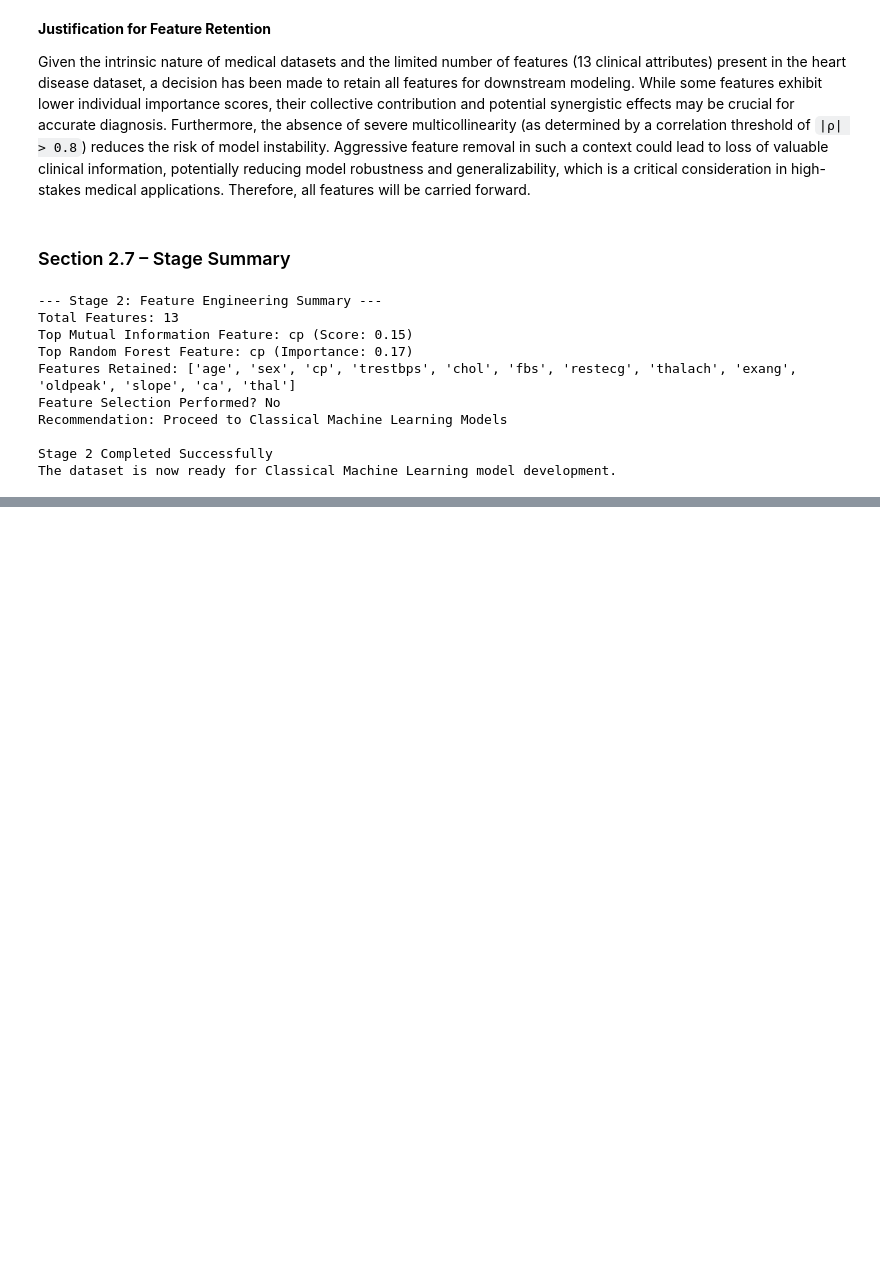
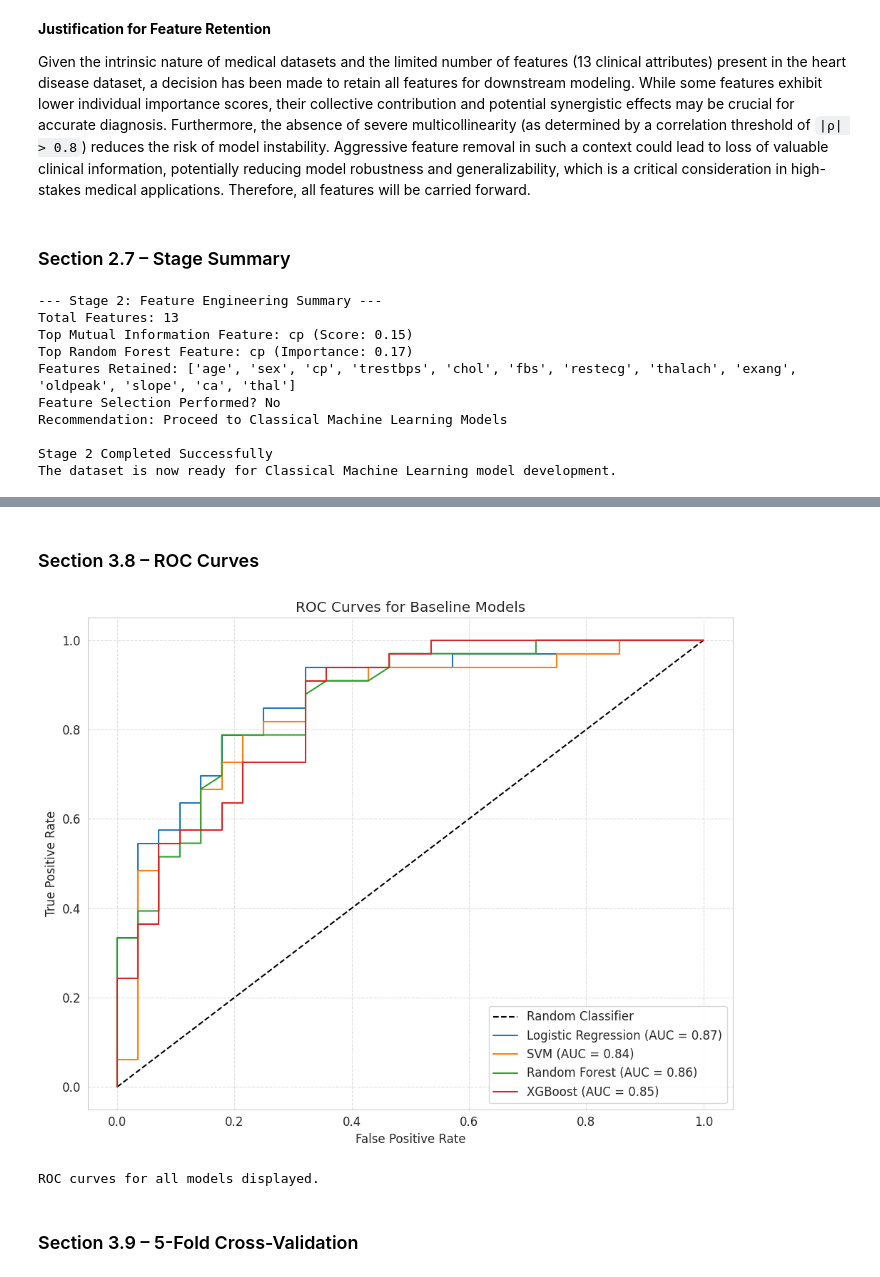
Before and after one commit to KandhimallaYashwanth/MajorProject, a Jupyter notebook: Copy_of_Major.ipynb, the cells around one changed output, grey strips where cells are left out. Saved outputs shown, nothing was run; the diff lists cells and outputs as text; code cells hidden in the pictures; blank space fills up the shorter version.

```diff
--- a/Copy_of_Major.ipynb
+++ b/Copy_of_Major.ipynb
@@ -926,0 +1210,28 @@ The dataset is now ready for Classical Machine Learning model development.
+# %% [markdown]
+### Section 3.8 – ROC Curves
+# %%
+plt.figure(figsize=(10, 8))
+plt.plot([0, 1], [0, 1], 'k--', label='Random Classifier')
+
+for name, model in models.items():
+    if hasattr(model, "predict_proba"):
+        y_proba = model.predict_proba(X_test_scaled)[:, 1]
+        fpr, tpr, _ = roc_curve(y_test, y_proba)
+        roc_auc = auc(fpr, tpr)
+        plt.plot(fpr, tpr, label=f'{name} (AUC = {roc_auc:.2f})')
+    else:
+        print(f"Warning: Model {name} does not have predict_proba for ROC curve generation.")
+
+plt.xlabel('False Positive Rate')
+plt.ylabel('True Positive Rate')
+plt.title('ROC Curves for Baseline Models')
+plt.legend(loc='lower right')
+plt.grid(True, linestyle='--', alpha=0.7)
+plt.tight_layout()
+plt.show()
+print("ROC curves for all models displayed.")
+# %% [output]
+[figure, added]
+ROC curves for all models displayed.
+# %% [markdown]
+### Section 3.9 – 5-Fold Cross-Validation
```
Also changed, not shown: parts of 63 cells of this notebook.
